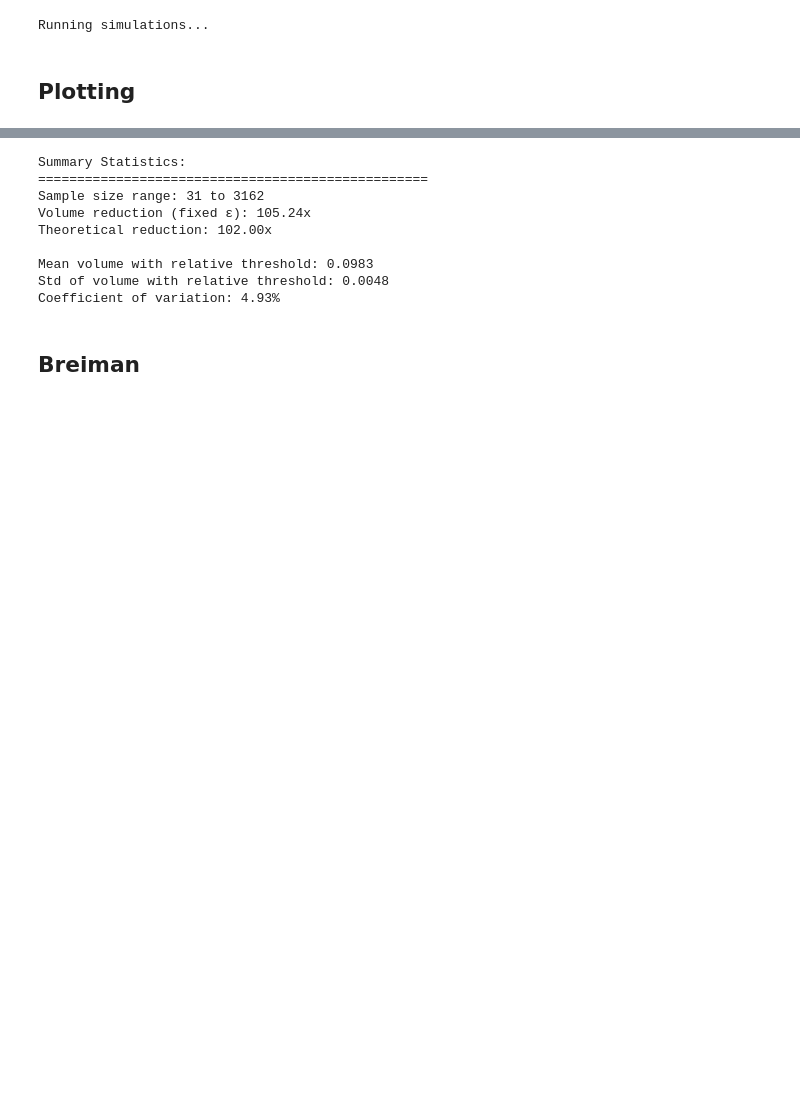
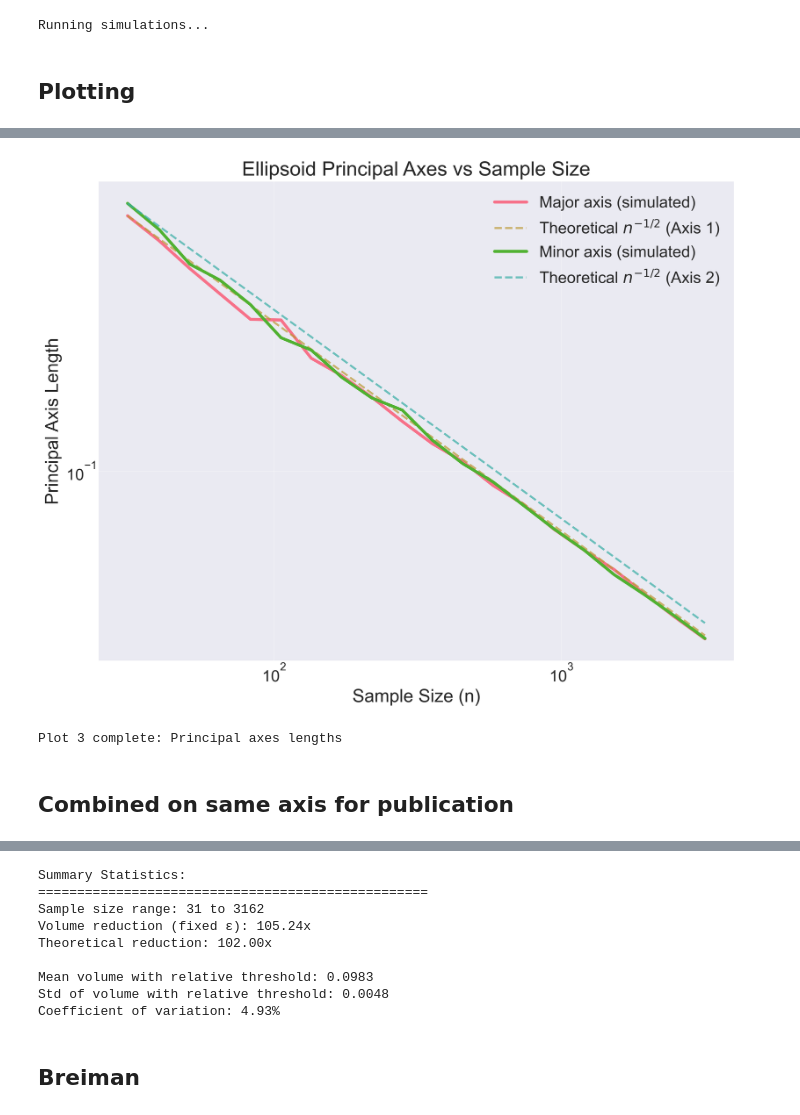
Before and after one commit to avisokay/many_analysts, a Jupyter notebook: src/sim_ellipse.ipynb, the cells around one changed output, grey strips where cells are left out. Cells and saved outputs as stored; diff of their text form; code cells hidden in the pictures; blank space fills up the shorter version.

```diff
--- a/src/sim_ellipse.ipynb
+++ b/src/sim_ellipse.ipynb
@@ -232,0 +266,32 @@ Analyzing effect of noise level...
+# %%
+# Plot 3: Principal axes lengths vs sample size
+fig3, ax3 = plt.subplots(figsize=(10, 8))
+axis_names = ['Major axis', 'Minor axis']
+
+mean_axes = np.mean(axes_lengths_all, axis=1)
+for i in range(p):
+    ax3.plot(sample_sizes, mean_axes[:, i], linewidth=3, label=f'{axis_names[i]} (simulated)')
+    # Add theoretical scaling
+    theoretical_axes = mean_axes[0, i] * np.sqrt(sample_sizes[0] / sample_sizes)
+    ax3.plot(sample_sizes, theoretical_axes, '--', alpha=0.7, linewidth=2,
+             label=f'Theoretical $n^{{-1/2}}$ (Axis {i+1})')
+
+ax3.set_xscale('log')
+ax3.set_yscale('log')
+ax3.set_xlabel('Sample Size (n)', fontsize=18)
+ax3.set_ylabel('Principal Axis Length', fontsize=18)
+ax3.set_title('Ellipsoid Principal Axes vs Sample Size', fontsize=20)
+ax3.legend(fontsize=16)
+ax3.grid(True, alpha=0.3)
+ax3.tick_params(axis='both', which='major', labelsize=16)
+
+plt.tight_layout()
+plt.savefig('../plots/principal_axes_vs_sample_size.png', dpi=300, bbox_inches='tight')
+plt.show()
+
+print("Plot 3 complete: Principal axes lengths")
+# %% [output]
+[figure, added]
+Plot 3 complete: Principal axes lengths
+# %% [markdown]
+## Combined on same axis for publication
```
Also changed, not shown: parts of 4 cells of this notebook, 3 other files.
